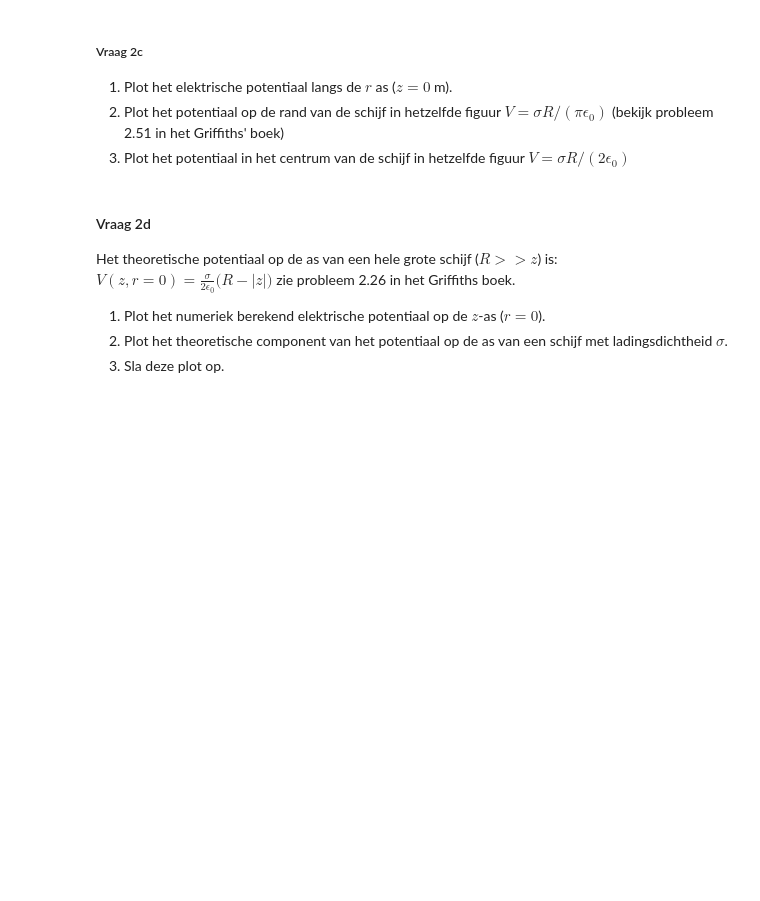
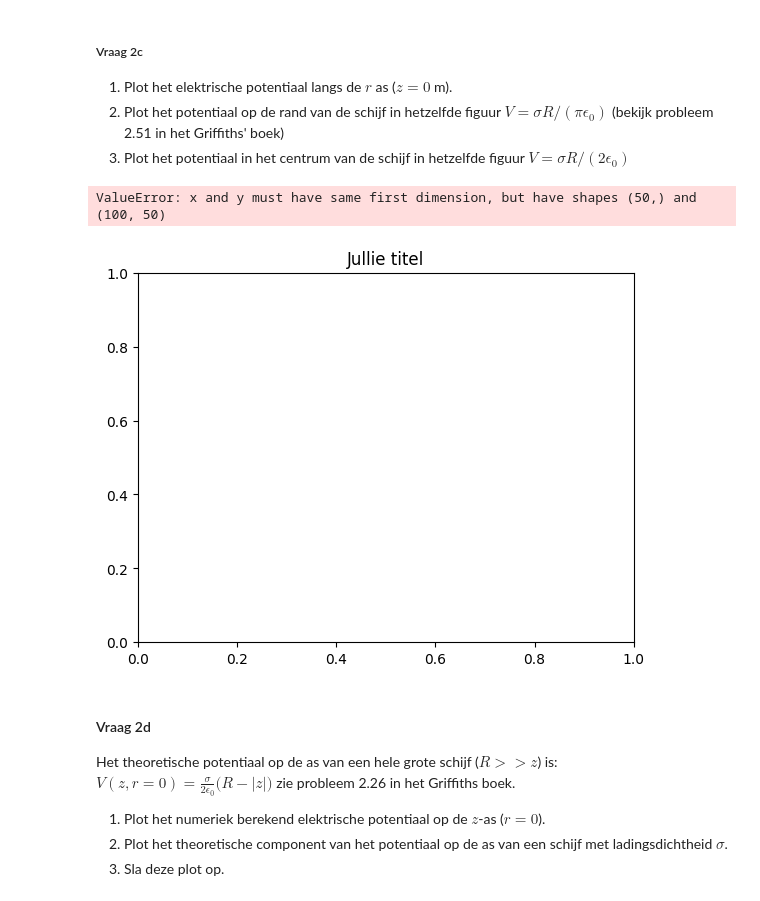
Before and after one commit to Daan401/DEF-repo, a Jupyter notebook: DigitaleOntwerpopdrachten/1CondensatorOpdracht/CondensatorOntwerpopdracht.ipynb, the cells around one changed output. Saved outputs shown, nothing was run; the diff lists cells and outputs as text; code cells hidden in the pictures; blank space fills up the shorter version.

```diff
--- a/DigitaleOntwerpopdrachten/1CondensatorOpdracht/CondensatorOntwerpopdracht.ipynb
+++ b/DigitaleOntwerpopdrachten/1CondensatorOpdracht/CondensatorOntwerpopdracht.ipynb
@@ -175,20 +192,23 @@ Het aantal punten dat gebruikt wordt om de schijf te creëren is number_point_ch
 3. Plot het potentiaal in het centrum van de schijf in hetzelfde figuur $V = \sigma R/(2 \epsilon_0)$
 # %%
 # Vul deze code aan zodat deze vraag 2.3 beantwoord.
-idx_z_zero =
+idx_z_zero = 4 #dit is random  want moet pushen dus verander deze waarde naar wat er gevraagd wordt in de vraag
 
-V_0 =  # potentiaal op r = 0
+V_0 = 0  # potentiaal op r = 0   #dit is random  want moet pushen dus verander deze waarde naar wat er gevraagd wordt in de vraag
 
-V_R =  # potentiaal op de straal van de schijf
-r_R =  # straal van de schijf
+V_R = 0 # potentiaal op de straal van de schijf    #dit is random  want moet pushen dus verander deze waarde naar wat er gevraagd wordt in de vraagv
+r_R = 0 # straal van de schijf                   #dit is random  want moet pushen dus verander deze waarde naar wat er gevraagd wordt in de vraag
 
 plt.title(f"Jullie titel")
 plt.plot(r, V, "o-", label="numeriek potentiaal")
 plt.plot(0, V_0, "c.", label="theoretisch potentiaal $r$=0 m")
 plt.plot(r_R, V_R, "c.", label="theoretisch potentiaal $r$=$R$ m")
 plt.legend()
 plt.xlabel("Een relevante eenheid")
 plt.ylabel("Een relevante eenheid")
+# %% [output]
+ValueError: x and y must have same first dimension, but have shapes (50,) and (100, 50)
+[figure, added]
 # %% [markdown]
 #### Vraag 2d
 
```
Also changed, not shown: parts of 4 cells of this notebook.
